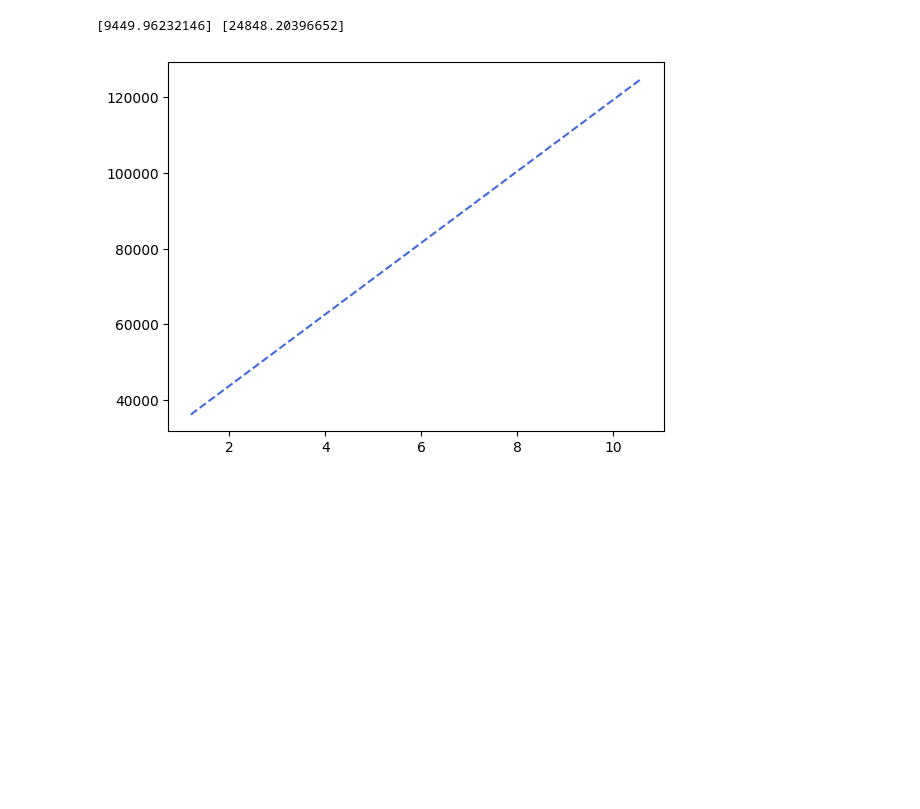
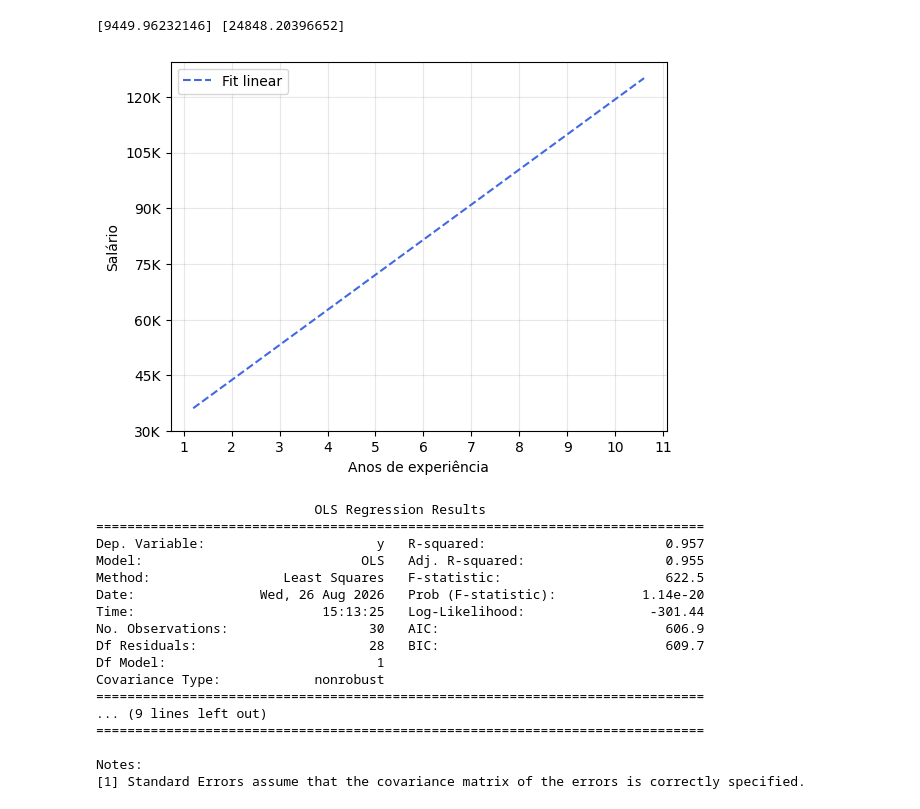
Before and after one commit to andrefsr/Estudos-em-Inteligencia-Artificial, a Jupyter notebook: 2 - Regressão Linear/Salary - reg linear simples/Salary_reg_linear_simples.ipynb, the cells around one changed output. Saved outputs shown, nothing was run; the diff lists cells and outputs as text; code cells hidden in the pictures; blank space fills up the shorter version.

```diff
--- a/2 - Regressão Linear/Salary - reg linear simples/Salary_reg_linear_simples.ipynb
+++ b/2 - Regressão Linear/Salary - reg linear simples/Salary_reg_linear_simples.ipynb
@@ -60,43 +57,57 @@ plt.show()
 # %%
 X = np.array(df['YearsExperience']).reshape(-1,1)
 Y = np.array(df['Salary']).reshape(-1,1)
 
 modelo = LinearRegression()
 modelo.fit(X,Y)
 
 Y_predict = modelo.predict(X)
 
 inclinacao = modelo.coef_[0]
 intersecao = modelo.intercept_
 
 print(inclinacao,intersecao)
 
 plt.figure()
-plt.plot(X,Y_predict,ls='--',color='royalblue')
+plt.grid(alpha=0.3)
+plt.plot(X,Y_predict,ls='--',color='royalblue',label='Fit linear')
+plt.xticks(np.arange(1,12,1))
+plt.xlabel('Anos de experiência')
+plt.yticks(yticks,yticks_formatado)
+plt.ylabel('Salário')
+plt.legend()
 plt.show()
-
-
-import statsmodels.api as sm
-import numpy as np
-
-# 1. Dados de exemplo
-X = np.array([[1], [2], [3], [4], [5]])
-y = np.array([1.5, 3.8, 3.2, 5.9, 5.1])
 
 # 2. O GRANDE SEGREDO: Adicionar a constante (Intercepto)
 # Ao contrário do Scikit-Learn, o statsmodels NÃO adiciona o w0 (intercepto) sozinho.
 # Você precisa forçar a criação dessa coluna de 1s na sua matriz X.
 X_com_constante = sm.add_constant(X)
 
 # 3. Criando e treinando o modelo OLS (Ordinary Least Squares / Mínimos Quadrados)
 # Note que a ordem dos argumentos é inversa ao Scikit-Learn: primeiro o y, depois o X
-modelo_estatistico = sm.OLS(y, X_com_constante).fit()
+modelo_estatistico = sm.OLS(Y, X_com_constante).fit()
 
-# 4. A mágica acontece aqui: imprimindo o relatório completo
 print(modelo_estatistico.summary())
 # %% [output]
 [9449.96232146] [24848.20396652]
-[figure, old version]
+[figure, new version]
+                            OLS Regression Results
+==============================================================================
+Dep. Variable:                      y   R-squared:                       0.957
+Model:                            OLS   Adj. R-squared:                  0.955
+Method:                 Least Squares   F-statistic:                     622.5
+Date:                Wed, 26 Aug 2026   Prob (F-statistic):           1.14e-20
+Time:                        15:13:25   Log-Likelihood:                -301.44
+No. Observations:                  30   AIC:                             606.9
+Df Residuals:                      28   BIC:                             609.7
+Df Model:                           1
+Covariance Type:            nonrobust
+==============================================================================
+... (9 lines left out)
+==============================================================================
+
+Notes:
+[1] Standard Errors assume that the covariance matrix of the errors is correctly specified.
 # %%
 plt.figure()
 plt.grid(alpha=0.3)
```
Also changed, not shown: parts of 4 cells of this notebook.
